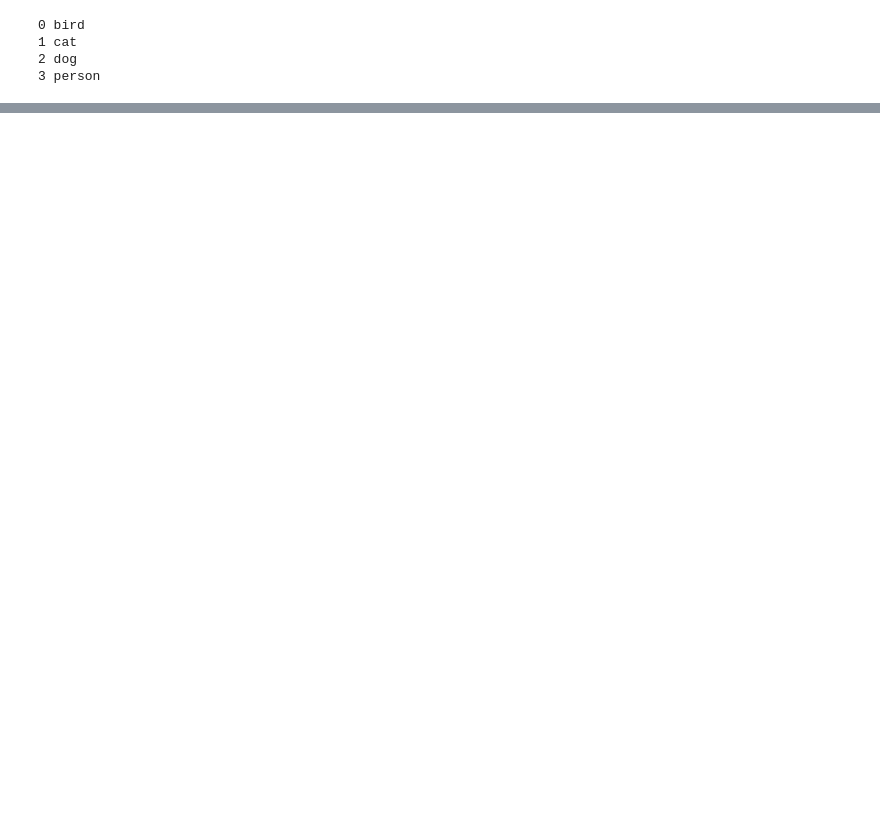
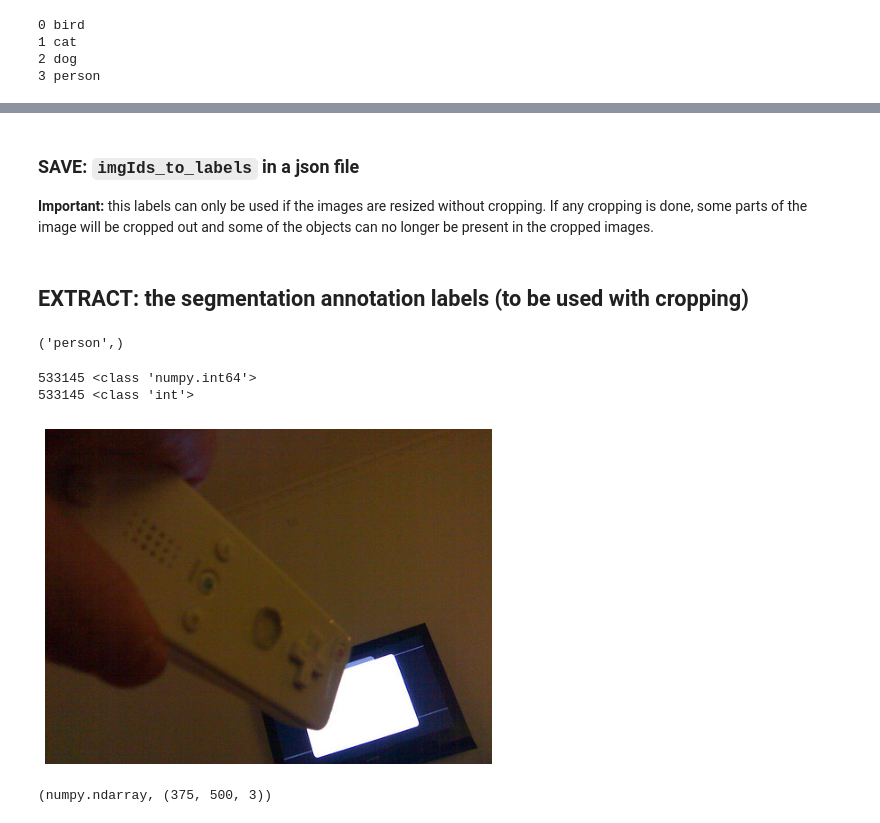
Before and after one commit to GeorgeBatch/cocoapi, a Jupyter notebook: PythonAPI/1-data-prep.ipynb, the cells around one changed output, grey strips where cells are left out. Cells and saved outputs as stored; diff of their text form; code cells hidden in the pictures; blank space fills up the shorter version.

```diff
--- a/PythonAPI/1-data-prep.ipynb
+++ b/PythonAPI/1-data-prep.ipynb
@@ -384,0 +428,4 @@ for i, catNm in enumerate(sorted(CATEGORIES_OF_INTEREST)):
+# %% [markdown]
+### SAVE: `imgIds_to_labels` in a json file
+
+**Important:** this labels can only be used if the images are resized without cropping. If any cropping is done, some parts of the image will be cropped out and some of the objects can no longer be present in the cropped images.
@@ -384,0 +440,2 @@ for i, catNm in enumerate(sorted(CATEGORIES_OF_INTEREST)):
+# %% [markdown]
+## EXTRACT: the segmentation annotation labels (to be used with cropping)
@@ -384,0 +445,26 @@ for i, catNm in enumerate(sorted(CATEGORIES_OF_INTEREST)):
+# %%
+disjoint_cat = np.random.choice(np.array(list(catNms_to_imgIds.keys()), dtype=object))
+disjoint_cat
+# %% [output]
+('person',)
+# %%
+sample_img_id = np.random.choice(catNms_to_imgIds[disjoint_cat])
+print(sample_img_id, type(sample_img_id)) # does not work when calling coco.loadImgs(sample_img_id)[0]
+
+sample_img_id = int(sample_img_id)
+print(sample_img_id, type(sample_img_id))
+# %% [output]
+533145 <class 'numpy.int64'>
+533145 <class 'int'>
+# %%
+sample_img_info = coco.loadImgs(sample_img_id)[0]
+sample_img = io.imread(sample_img_info['coco_url'])
+
+plt.axis('off')
+plt.imshow(sample_img)
+plt.show()
+
+type(sample_img), sample_img.shape
+# %% [output]
+[figure, added]
+(numpy.ndarray, (375, 500, 3))
```
Also changed, not shown: parts of 27 cells of this notebook, 1 other file.
